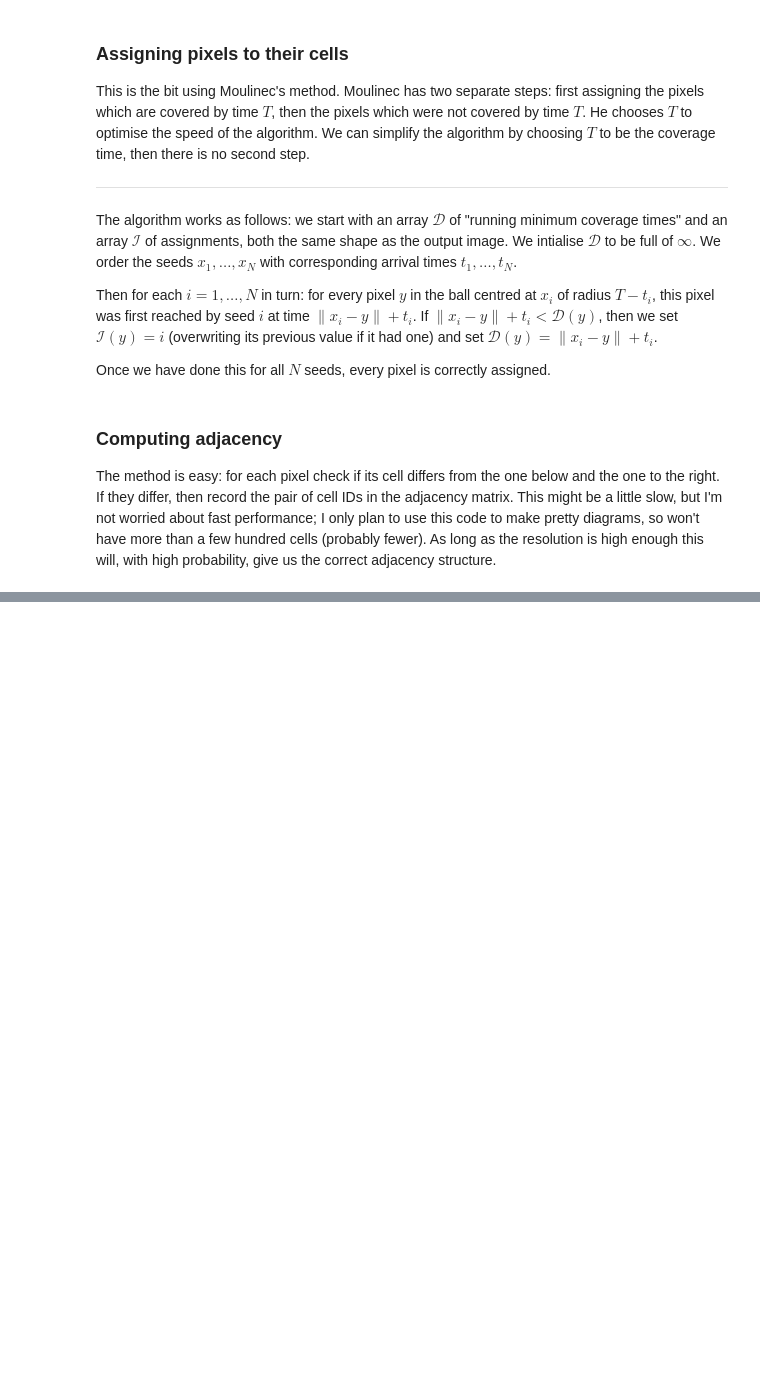
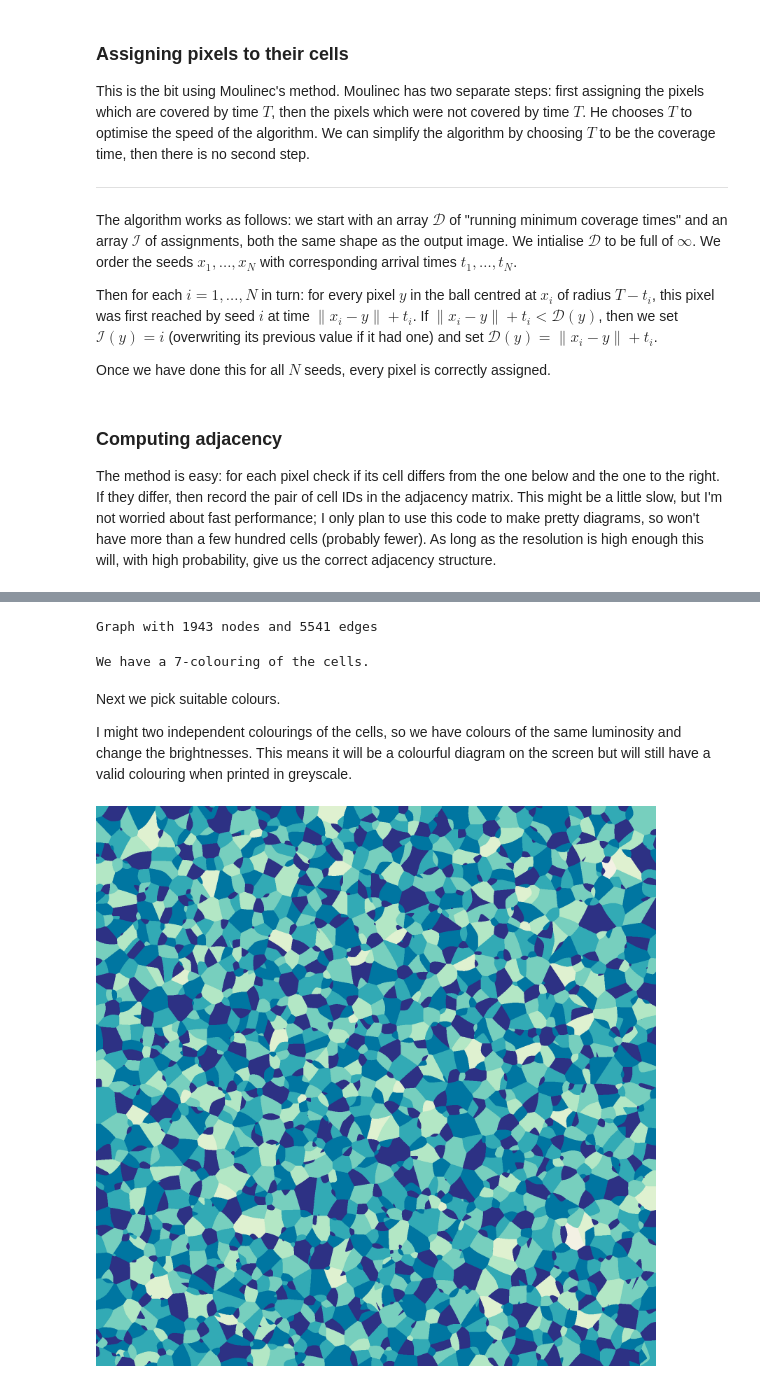
Before and after one commit to frankiehiggs/johnson-mehl, a Jupyter notebook: jm-picture.ipynb, the cells around one changed output, grey strips where cells are left out. Saved outputs shown, nothing was run; the diff lists cells and outputs as text; code cells hidden in the pictures; blank space fills up the shorter version.

Commit message:
Drawing tessellation pictures

```diff
--- a/jm-picture.ipynb
+++ b/jm-picture.ipynb
@@ -53,0 +132,59 @@ The method is easy: for each pixel check if its cell differs from the one below
+# %%
+cell_structure = get_adjacency(I)
+# networkx.draw(cell_structure, with_labels=False, node_size=20)
+print(cell_structure)
+# %% [output]
+Graph with 1943 nodes and 5541 edges
+# %%
+def colour_graph(G):
+    """
+    Uses a greedy algorithm to colour G.
+    The "colours" are just integers, which can be replaced
+    with a suitable set of colours when drawing the picture later.
+    Even with a few thousand cells I've never seen it use more than
+    7 colours.
+
+    Returns a dictionary indexed by the elements of G.nodes
+    """
+    cells = list(G.nodes).copy()
+    colours = dict.fromkeys(G.nodes)
+
+    np.random.shuffle(cells)
+    for cell in cells:
+        new_colour = 0
+        while new_colour in [colours[v] for v in G.neighbors(cell)]:
+            new_colour += 1
+        colours[cell] = new_colour
+    return colours
+# %%
+colours = colour_graph(cell_structure)
+print(f'We have a {max(colours.values())+1}-colouring of the cells.')
+# networkx.draw(cell_structure, node_size=50, node_color=list(colours.values()))
+# %% [output]
+We have a 7-colouring of the cells.
+# %% [markdown]
+Next we pick suitable colours.
+
+I might two independent colourings of the cells,
+so we have colours of the same luminosity and change the brightnesses.
+This means it will be a colourful diagram on the screen but will still have a valid colouring when printed in greyscale.
+# %%
+import colorspace
+c = colorspace.hcl_palettes().get_palette(name="Blue-Yellow")
+# %%
+from PIL import Image, ImageColor
+
+hex_colours = c(max(colours.values())+1)
+rgb_colours = [ImageColor.getcolor(col,"RGB") for col in hex_colours]
+
+data = np.empty((img_size, img_size, 3), dtype=np.uint8)
+N = I.shape[0]
+for i in range(N):
+    for j in range(N):
+        data[i,j,:] = rgb_colours[colours[I[i,j]]]
+
+image = Image.fromarray(data)
+# image.show() # opens in system image viewer
+display(image)
+# %% [output]
+[figure, added]
```
Also changed, not shown: parts of 7 cells of this notebook, 3 other files.
